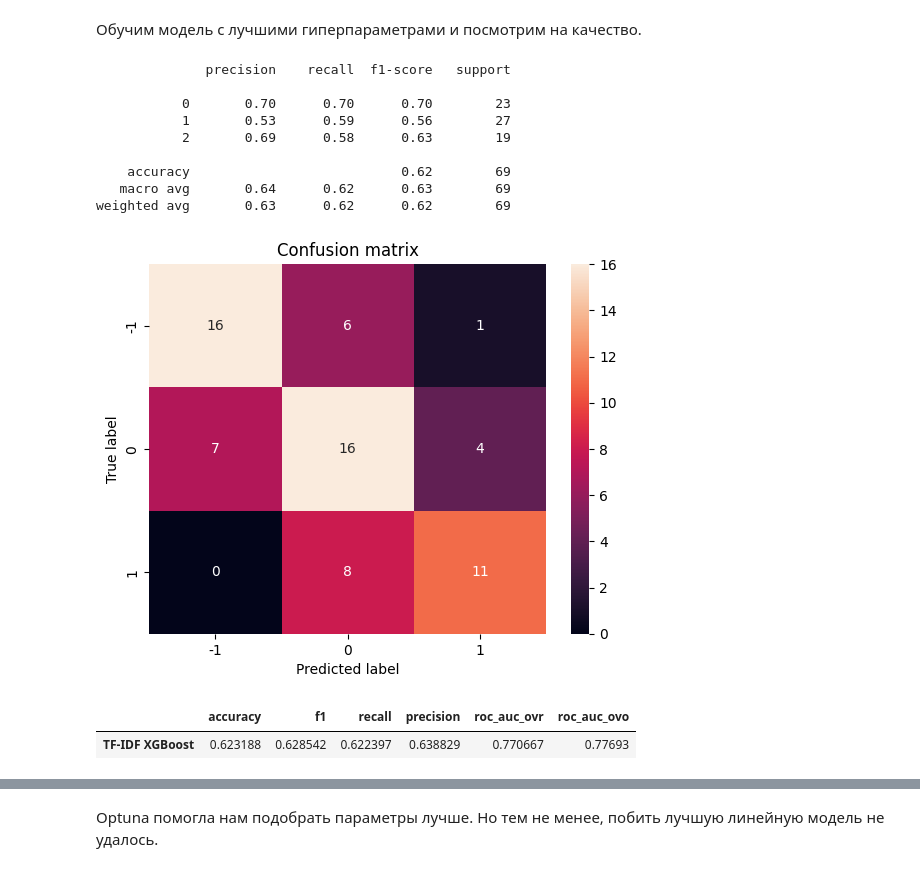
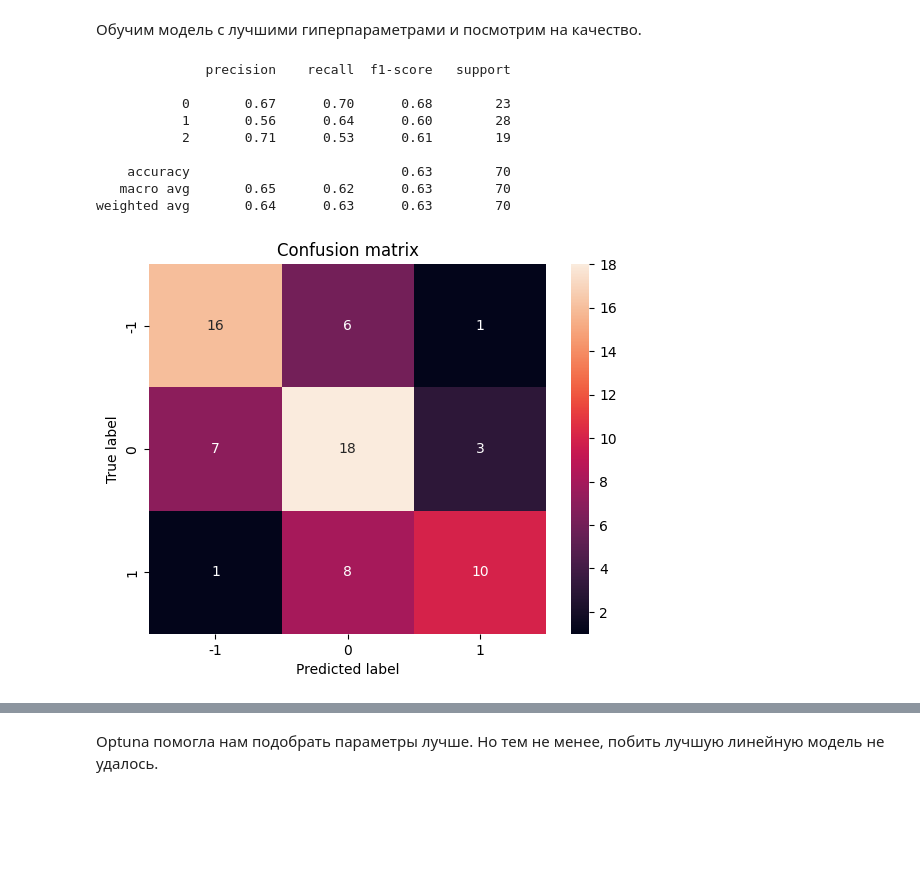
Before and after one commit to ai24-team-15/cbr-press-release-classifier, a Jupyter notebook: ml/non_linear_models/xgboost.ipynb, the cells around one changed output, grey strips where cells are left out. Drawn from its saved outputs; the diff is of its cells as text; code cells hidden in the pictures; blank space fills up the shorter version.

```diff
--- a/ml/non_linear_models/xgboost.ipynb
+++ b/ml/non_linear_models/xgboost.ipynb
@@ -150,25 +152,20 @@ model = XGBClassifier(
 )
 # %%
 # вычисляем метрики
-metrics, model = calc_metrics(
+metric, model = calc_metrics(
     tf_idf,
     y_le,
     model,
     name="TF-IDF XGBoost"
 )
 # %% [output]
               precision    recall  f1-score   support
 
-           0       0.70      0.70      0.70        23
-           1       0.53      0.59      0.56        27
-           2       0.69      0.58      0.63        19
+           0       0.67      0.70      0.68        23
+           1       0.56      0.64      0.60        28
+           2       0.71      0.53      0.61        19
 
-    accuracy                           0.62        69
-   macro avg       0.64      0.62      0.63        69
-weighted avg       0.63      0.62      0.62        69
+    accuracy                           0.63        70
+   macro avg       0.65      0.62      0.63        70
+weighted avg       0.64      0.63      0.63        70
-[figure, old version]
+[figure, new version]
-# %%
-metrics
-# %% [output]
-|  | accuracy | f1 | recall | precision | roc_auc_ovr | roc_auc_ovo |
-| TF-IDF XGBoost | 0.623188 | 0.628542 | 0.622397 | 0.638829 | 0.770667 | 0.77693 |
```
Also changed, not shown: parts of 9 cells of this notebook, 6 other files.
